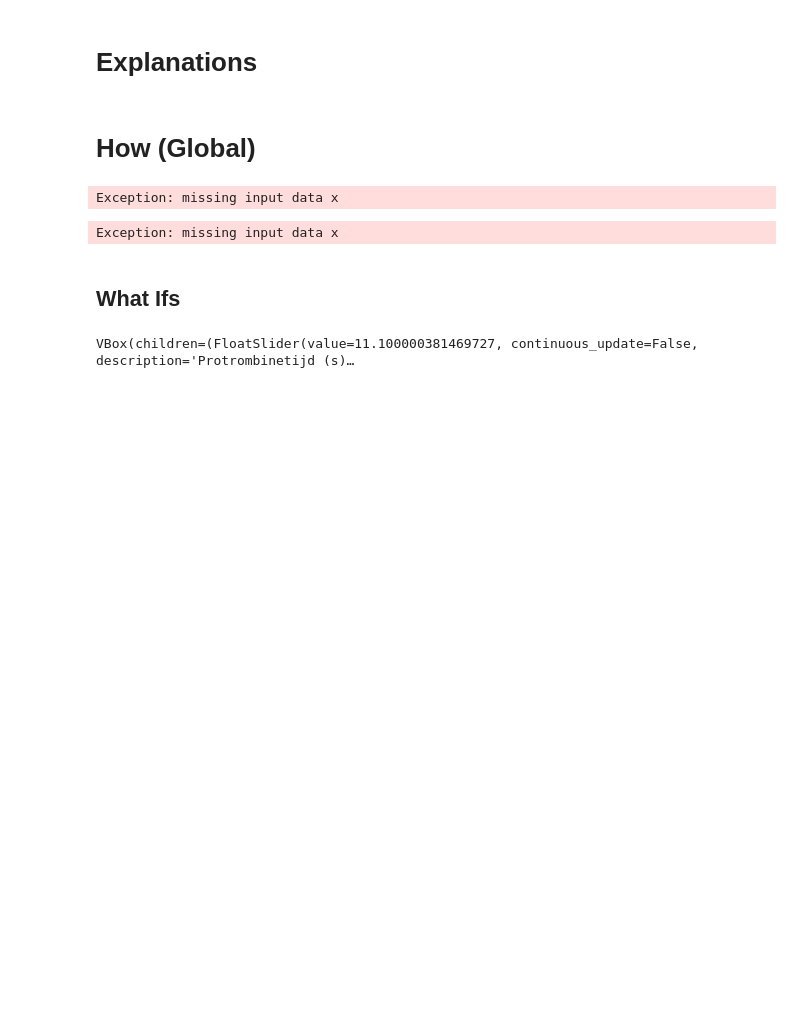
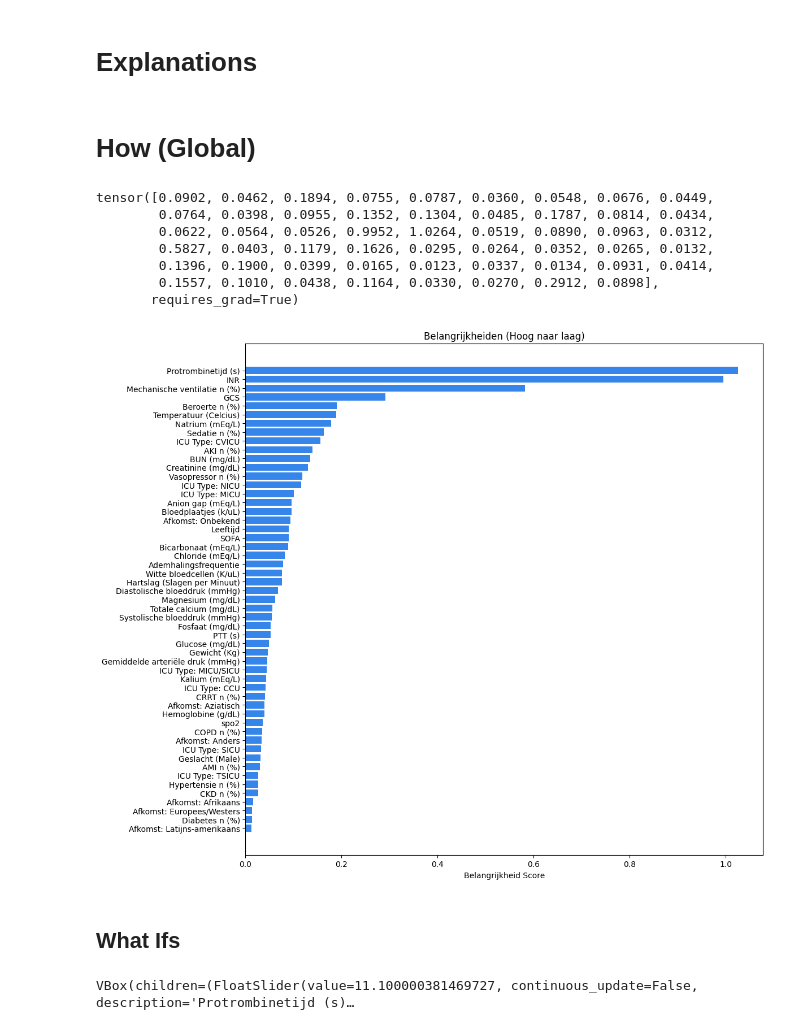
Before and after one commit to TaravMierlo/KAN, a Jupyter notebook: KAN_on_SAD.ipynb, the cells around one changed output. Drawn from its saved outputs; the diff is of its cells as text; code cells hidden in the pictures; blank space fills up the shorter version.

```diff
--- a/KAN_on_SAD.ipynb
+++ b/KAN_on_SAD.ipynb
@@ -1063,32 +1110,38 @@ Prediction: 0
 # %% [markdown]
 # How (Global)
 # %%
-model.feature_score
+model.feature_scores
 # %% [output]
-Exception: missing input data x
+tensor([0.0902, 0.0462, 0.1894, 0.0755, 0.0787, 0.0360, 0.0548, 0.0676, 0.0449,
+        0.0764, 0.0398, 0.0955, 0.1352, 0.1304, 0.0485, 0.1787, 0.0814, 0.0434,
+        0.0622, 0.0564, 0.0526, 0.9952, 1.0264, 0.0519, 0.0890, 0.0963, 0.0312,
+        0.5827, 0.0403, 0.1179, 0.1626, 0.0295, 0.0264, 0.0352, 0.0265, 0.0132,
+        0.1396, 0.1900, 0.0399, 0.0165, 0.0123, 0.0337, 0.0134, 0.0931, 0.0414,
+        0.1557, 0.1010, 0.0438, 0.1164, 0.0330, 0.0270, 0.2912, 0.0898],
+       requires_grad=True)
 # %%
 # Feature names
 feature_names = original_data.columns.tolist()[:-1]
 
 # Make a dataframe
 importance_df = pd.DataFrame({
     'Feature': feature_names,
-    'Score': model.feature_score.detach().numpy()
+    'Score': model.feature_scores.detach().numpy()
 })
 
 # Sort by importance
 importance_df = importance_df.sort_values(by='Score', ascending=False)
 
 # Plot
 plt.figure(figsize=(12, 10))
 plt.barh(importance_df['Feature'], importance_df['Score'], color = blue)
 plt.xlabel('Belangrijkheid Score')
 plt.title('Belangrijkheiden (Hoog naar laag)')
 plt.gca().invert_yaxis()
 plt.tight_layout()
 plt.show()
 # %% [output]
-Exception: missing input data x
+[figure, added]
 # %% [markdown]
 ## What Ifs
 # %%
```
Also changed, not shown: parts of 19 cells of this notebook.
